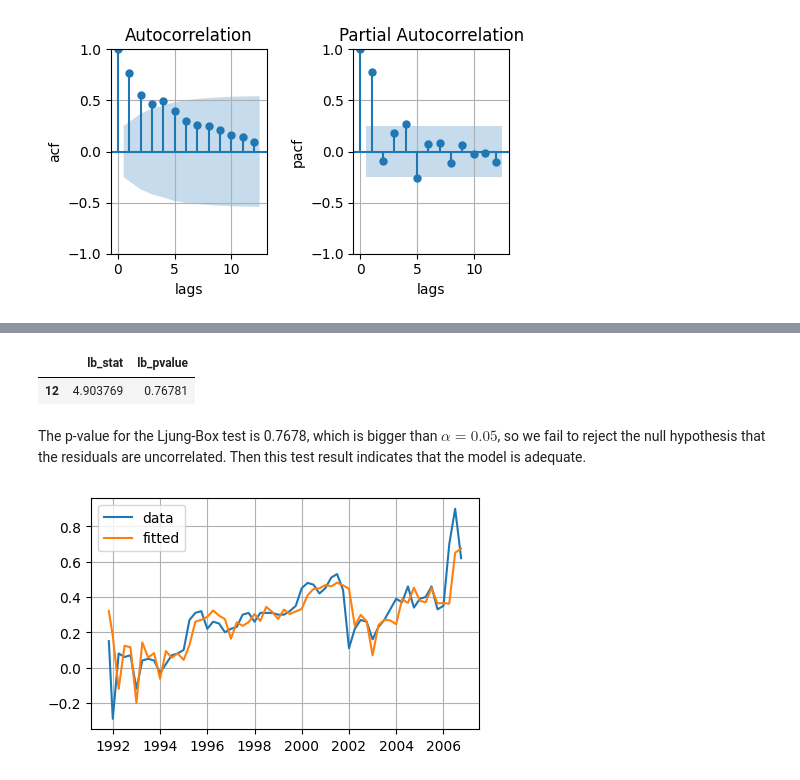
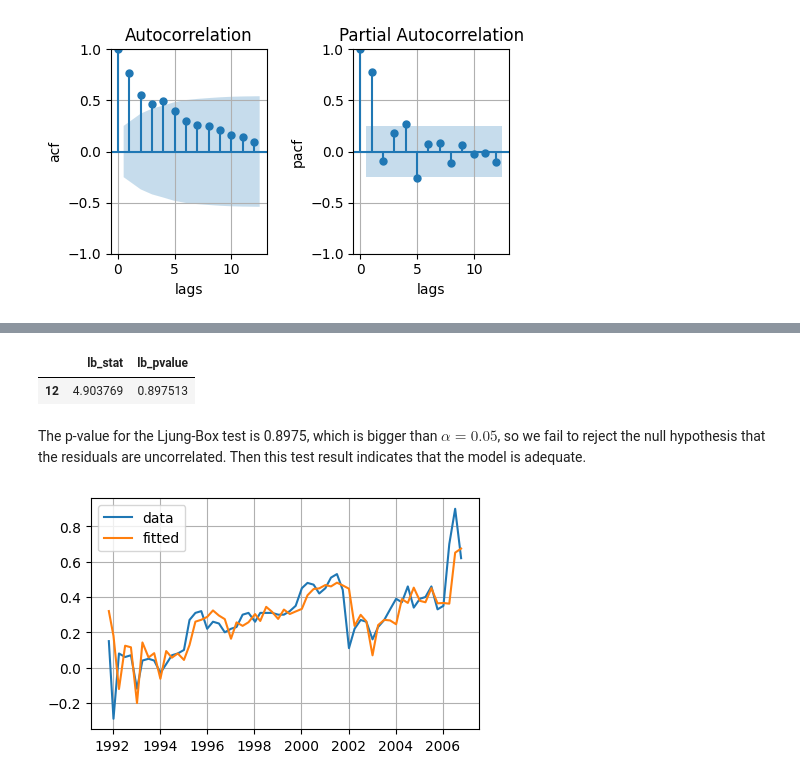
Before and after one commit to Algebra-FUN/DDM-Coursework, a Jupyter notebook: MSDM5053/Homework/hw2/index.ipynb, the cells around one changed output, grey strips where cells are left out. Drawn from its saved outputs; the diff is of its cells as text; code cells hidden in the pictures.

```diff
--- a/MSDM5053/Homework/hw2/index.ipynb
+++ b/MSDM5053/Homework/hw2/index.ipynb
@@ -92,11 +92,11 @@ qs = range(4)
 best_aic = np.inf
 for p,d,q in product(ps,ds,qs):
     try:
-        mod = ARIMA(mortg.log_rate, order=(p,d,q)).fit()
+        mod = ARIMA(mortg.log_rate, order=(p,d,q),dates=mortg.index).fit()
         if mod.aic < best_aic:
             best_aic = mod.aic
             best_mod = mod
-            print(f"current best model: ARIMA{(p,d,q)}, AIC={best_aic:.2f}")
+            print(f"current selection: ARIMA{(p,d,q)}, AIC={best_aic:.2f}")
     except:
         continue
 
@@ -284,7 +293,8 @@ from the 4th quarter of 1991 to the most recent quarter. Note that some earnings
 2. Perform model checking to ensure that the model is adequate using Q(12) of the residuals.
 3. Use the model to produce 1-step to 4-step ahead forecasts. (all tests are based on the 5% significance level)
 # %%
-qaaearn = pd.read_csv("data/q-aa-earn.csv",index_col=0, parse_dates=True,date_parser=lambda x: pd.to_datetime(x,format="%d/%m/%Y"))
+qaaearn = pd.read_csv("data/q-aa-earn.csv", index_col=0, parse_dates=True,
+                      date_parser=lambda x: pd.to_datetime(x, format="%d/%m/%Y"))
 qaaearn
 # %% [output]
 |  | earning |
@@ -307,7 +317,7 @@ plot_acf_pacf(qaaearn["earning"],lags=12)
 [figure]
 # %%
 qs = range(3)
-ps = range(3)
+ps = range(2)
 ds = range(2)
 ss = [4,6,12]
 best_aic = np.inf
@@ -358,17 +368,17 @@ SARIMAX Results
 Warnings:
 [1] Covariance matrix calculated using the outer product of gradients (complex-step).
 # %%
-Q12 = acorr_ljungbox(earn_mod.resid, model_df=earn_mod.df_model,lags=[12], return_df=True)
+Q12 = acorr_ljungbox(earn_mod.resid, model_df=earn_mod.df_model-2,lags=[12], return_df=True)
 display(Q12)
 Markdown(rf"""
 The p-value for the Ljung-Box test is {Q12.lb_pvalue.item():.4f}, which is bigger than $\alpha=0.05$, so we fail to reject the null hypothesis that the residuals are uncorrelated.
 Then this test result indicates that the model is adequate.
 """)
 # %% [output]
 |  | lb_stat | lb_pvalue |
-| 12 | 4.903769 | 0.76781 |
+| 12 | 4.903769 | 0.897513 |
 
-The p-value for the Ljung-Box test is 0.7678, which is bigger than $\alpha=0.05$, so we fail to reject the null hypothesis that the residuals are uncorrelated.
+The p-value for the Ljung-Box test is 0.8975, which is bigger than $\alpha=0.05$, so we fail to reject the null hypothesis that the residuals are uncorrelated.
 Then this test result indicates that the model is adequate.
 # %%
 plt.plot(qaaearn.earning,label="data")
```
Also changed, not shown: parts of 14 cells of this notebook, 3 other files.
